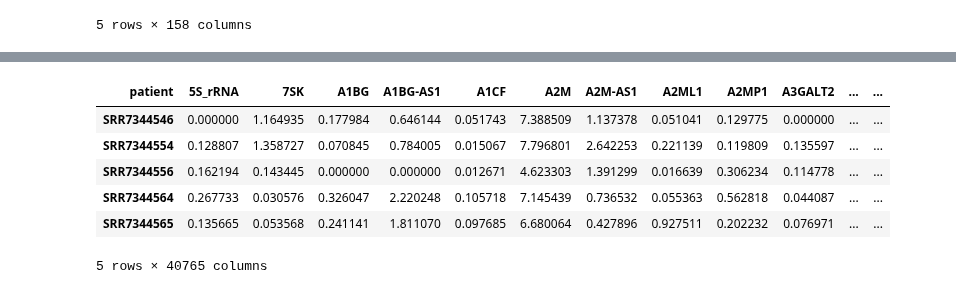
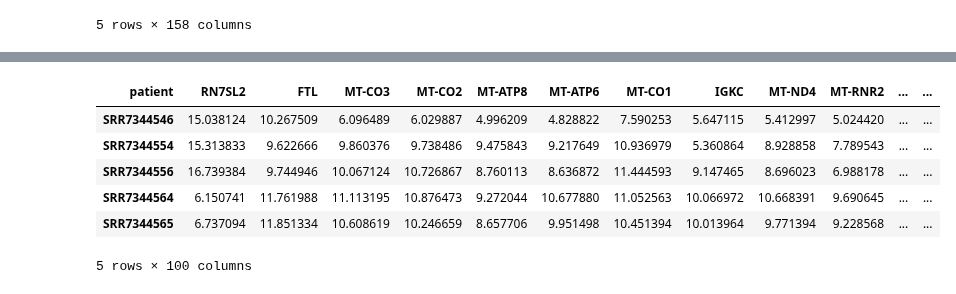
Before and after one commit to evzhng/LMP1210_2024, a Jupyter notebook: scripts/preprocess_v2.ipynb, the cells around one changed output, grey strips where cells are left out. Saved outputs shown, nothing was run; the diff lists cells and outputs as text; code cells hidden in the pictures.

```diff
--- a/scripts/preprocess_v2.ipynb
+++ b/scripts/preprocess_v2.ipynb
@@ -65,0 +114,7 @@ print(clean_data.shape)
+# %%
+clean_data_numeric = clean_data.apply(pd.to_numeric, errors='coerce')
+# %%
+col_var = clean_data_numeric.var()
+print(col_var.idxmax())
+print(col_var.max())
+clean_data_numeric["RN7SL2"]
@@ -65,0 +149,3 @@ print(clean_data.shape)
+# %%
+top_100_var = col_var.nlargest(100)
+top_100_var.to_csv("top_100_var.csv")
@@ -65,0 +174,3 @@ print(clean_data.shape)
+# %%
+top_100_var_data = clean_data_numeric[top_100_var.index]
+print(top_100_var_data)
@@ -66,33 +195,33 @@ print(clean_data.shape)
 # %%
 # log2 transformation
 
 # note that samples from the Melanoma dataset GSE931 are already log2 transformed
 
 # add 1 to all values for log2 transformation
 
-clean_data = clean_data.applymap(lambda x: x+1 if isinstance(x, (int, float)) else x)
+top_100_var_data = top_100_var_data.applymap(lambda x: x+1 if isinstance(x, (int, float)) else x)
 
 # subset GSE931 samples from rest
 # gse931 = clean_data[clean_data.index.str.contains('GSM24457')]
 
 # to_transform = clean_data[~clean_data.index.str.contains("GSM24457")]
 
 # log2 transform
-to_transform = clean_data
+to_transform = top_100_var_data
 log2_data = to_transform.applymap(lambda x: np.log2(x) if isinstance(x, (int, float)) else x)
 
 # re-join data
 
 # log2_data = pd.concat([gse931, log2_data], axis = 0)
 log2_data.head()
 # %% [output]
-| patient | 5S_rRNA | 7SK | A1BG | A1BG-AS1 | A1CF | A2M | A2M-AS1 | A2ML1 | A2MP1 | A3GALT2 | ... | ... |
-| SRR7344546 | 0.000000 | 1.164935 | 0.177984 | 0.646144 | 0.051743 | 7.388509 | 1.137378 | 0.051041 | 0.129775 | 0.000000 | ... | ... |
-| SRR7344554 | 0.128807 | 1.358727 | 0.070845 | 0.784005 | 0.015067 | 7.796801 | 2.642253 | 0.221139 | 0.119809 | 0.135597 | ... | ... |
-| SRR7344556 | 0.162194 | 0.143445 | 0.000000 | 0.000000 | 0.012671 | 4.623303 | 1.391299 | 0.016639 | 0.306234 | 0.114778 | ... | ... |
-| SRR7344564 | 0.267733 | 0.030576 | 0.326047 | 2.220248 | 0.105718 | 7.145439 | 0.736532 | 0.055363 | 0.562818 | 0.044087 | ... | ... |
-| SRR7344565 | 0.135665 | 0.053568 | 0.241141 | 1.811070 | 0.097685 | 6.680064 | 0.427896 | 0.927511 | 0.202232 | 0.076971 | ... | ... |
+| patient | RN7SL2 | FTL | MT-CO3 | MT-CO2 | MT-ATP8 | MT-ATP6 | MT-CO1 | IGKC | MT-ND4 | MT-RNR2 | ... | ... |
+| SRR7344546 | 15.038124 | 10.267509 | 6.096489 | 6.029887 | 4.996209 | 4.828822 | 7.590253 | 5.647115 | 5.412997 | 5.024420 | ... | ... |
+| SRR7344554 | 15.313833 | 9.622666 | 9.860376 | 9.738486 | 9.475843 | 9.217649 | 10.936979 | 5.360864 | 8.928858 | 7.789543 | ... | ... |
+| SRR7344556 | 16.739384 | 9.744946 | 10.067124 | 10.726867 | 8.760113 | 8.636872 | 11.444593 | 9.147465 | 8.696023 | 6.988178 | ... | ... |
+| SRR7344564 | 6.150741 | 11.761988 | 11.113195 | 10.876473 | 9.272044 | 10.677880 | 11.052563 | 10.066972 | 10.668391 | 9.690645 | ... | ... |
+| SRR7344565 | 6.737094 | 11.851334 | 10.608619 | 10.246659 | 8.657706 | 9.951498 | 10.451394 | 10.013964 | 9.771394 | 9.228568 | ... | ... |
-5 rows × 40765 columns
+5 rows × 100 columns
 # %%
 # z-score transformation (for PCA)
 
```
Also changed, not shown: parts of 14 cells of this notebook, 4 other files.
